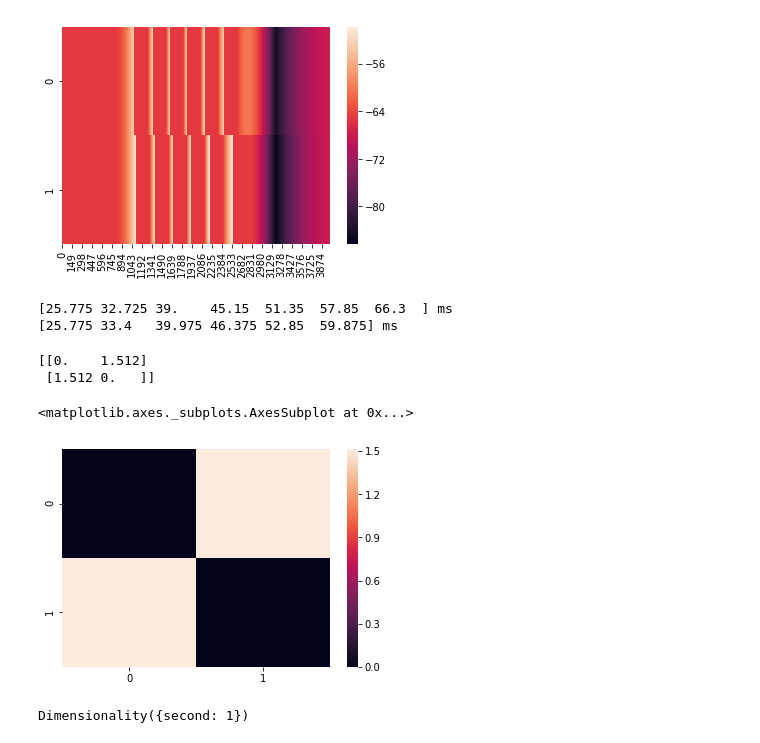
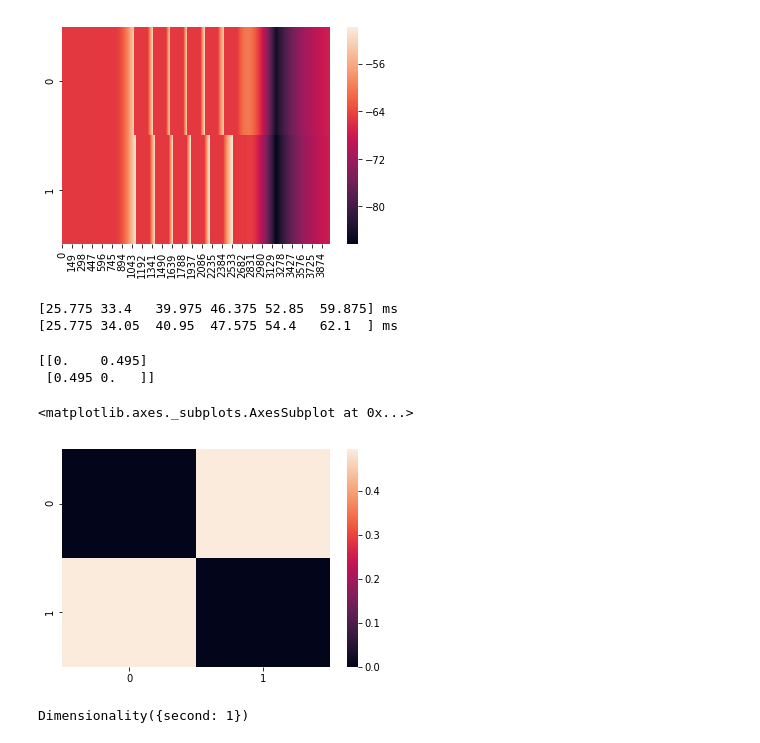
Before and after one commit to xhenes/optimality, a Jupyter notebook: AC-LIF.ipynb, the cells around one changed output. Saved outputs shown, nothing was run; the diff lists cells and outputs as text; code cells hidden in the pictures.

```diff
--- a/AC-LIF.ipynb
+++ b/AC-LIF.ipynb
@@ -93,11 +99,11 @@ from elephant.spike_train_generation import threshold_detection
 # %%
 trains = {}
-for cell_id in arange(7,9):
+for cell_id in arange(8,10):
     trains[cell_id] = threshold_detection(vm[:,cell_id], threshold=-56.00*mV, sign='above')
 # %%
 for train in trains.values():
     if (len(train) > 0):
         print(train)
 # %% [output]
-[25.775 32.725 39.    45.15  51.35  57.85  66.3  ] ms
 [25.775 33.4   39.975 46.375 52.85  59.875] ms
+[25.775 34.05  40.95  47.575 54.4   62.1  ] ms
@@ -106,12 +110,12 @@ from elephant.spike_train_dissimilarity import victor_purpura_dist
 # %%
-distance_matrix1 = victor_purpura_dist(trains.values(), q=array(80.0) * Hz)
+distance_matrix1 = victor_purpura_dist(trains.values(), q=array(75.0) * Hz)
 print(distance_matrix1)
 sns.heatmap(distance_matrix1)
 # %% [output]
-[[0.    1.512]
- [1.512 0.   ]]
+[[0.    0.495]
+ [0.495 0.   ]]
 <matplotlib.axes._subplots.AxesSubplot at 0x...>
-[figure, old version]
+[figure, new version]
 # %%
 trains[8].dimensionality.simplified
 # %% [output]
```
Also changed, not shown: parts of 11 cells of this notebook.
